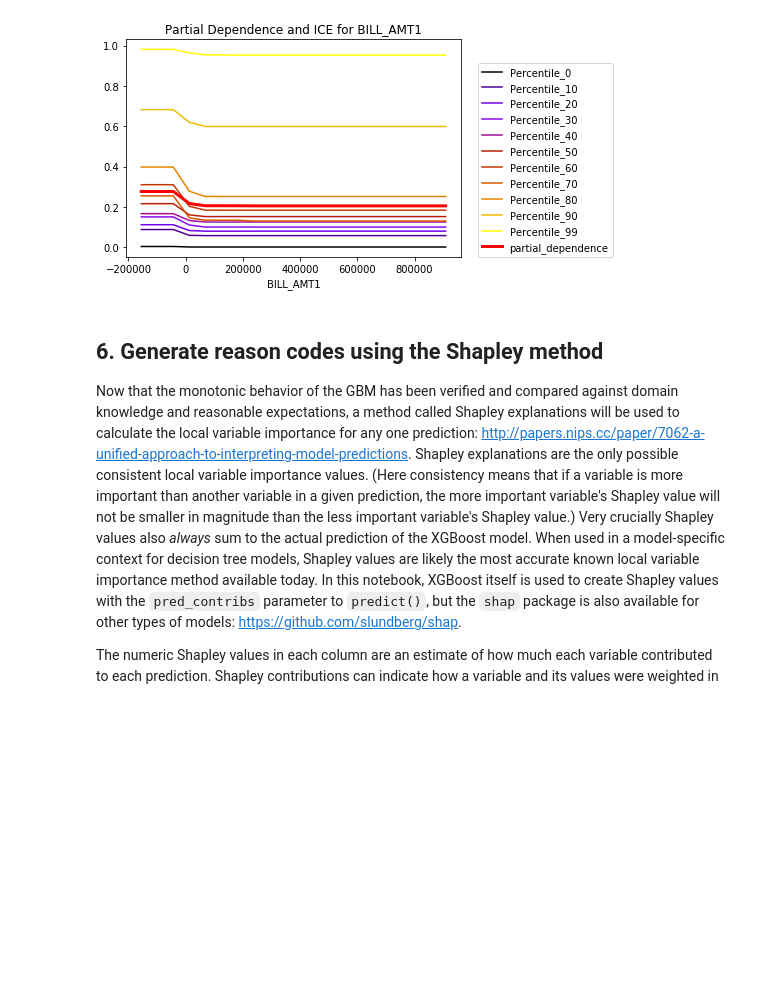
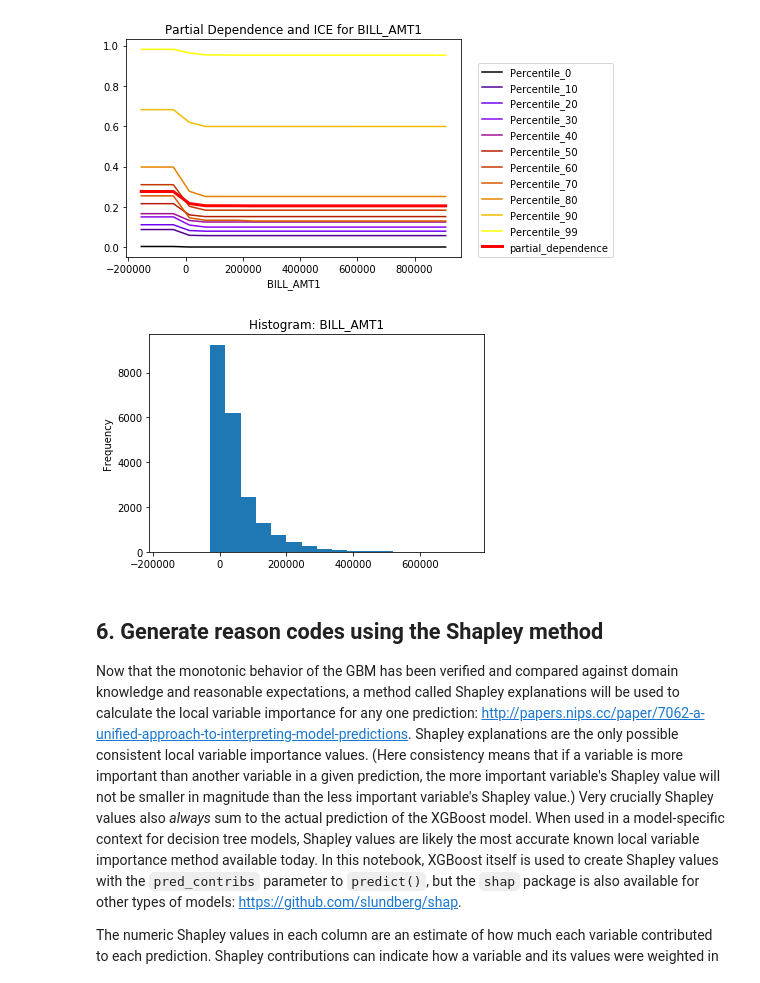
Before and after one commit to jphall663/interpretable_machine_learning_with_python, a Jupyter notebook: xgboost_pdp_ice.ipynb, the cells around one changed output. Saved outputs shown, nothing was run; the diff lists cells and outputs as text; code cells hidden in the pictures; blank space fills up the shorter version.

```diff
--- a/xgboost_pdp_ice.ipynb
+++ b/xgboost_pdp_ice.ipynb
@@ -509,6 +517,10 @@ Monotonic decreasing prediction behavior for `BILL_AMT1` is also displayed for a
 plot_par_dep_ICE('BILL_AMT1', par_dep_BILL_AMT1) # plot partial dependence and ICE for BILL_AMT1
 # %% [output]
 [figure]
+# %%
+_ = train['BILL_AMT1'].plot(kind='hist', bins=20, title='Histogram: BILL_AMT1')
+# %% [output]
+[figure, added]
 # %% [markdown]
 ## 6. Generate reason codes using the Shapley method
 Now that the monotonic behavior of the GBM has been verified and compared against domain knowledge and reasonable expectations, a method called Shapley explanations will be used to calculate the local variable importance for any one prediction: http://papers.nips.cc/paper/7062-a-unified-approach-to-interpreting-model-predictions. Shapley explanations are the only possible consistent local variable importance values. (Here consistency means that if a variable is more important than another variable in a given prediction, the more important variable's Shapley value will not be smaller in magnitude than the less important variable's Shapley value.) Very crucially Shapley values also *always* sum to the actual prediction of the XGBoost model. When used in a model-specific context for decision tree models, Shapley values are likely the most accurate known local variable importance method available today. In this notebook, XGBoost itself is used to create Shapley values with the `pred_contribs` parameter to `predict()`, but the `shap` package is also available for other types of models: https://github.com/slundberg/shap.
```
Also changed, not shown: parts of 7 cells of this notebook.
